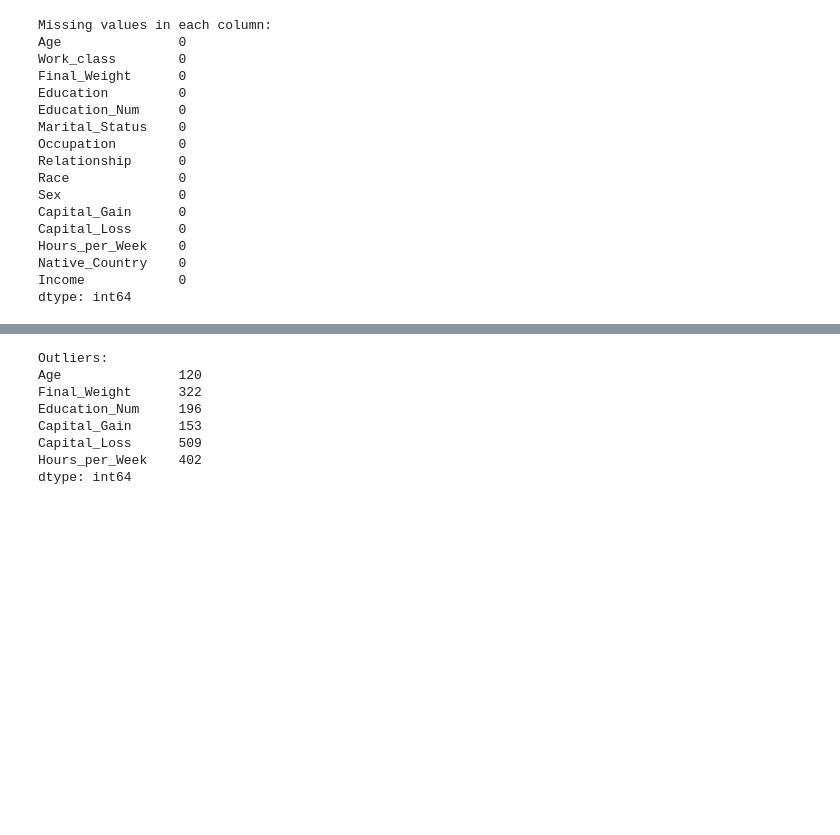
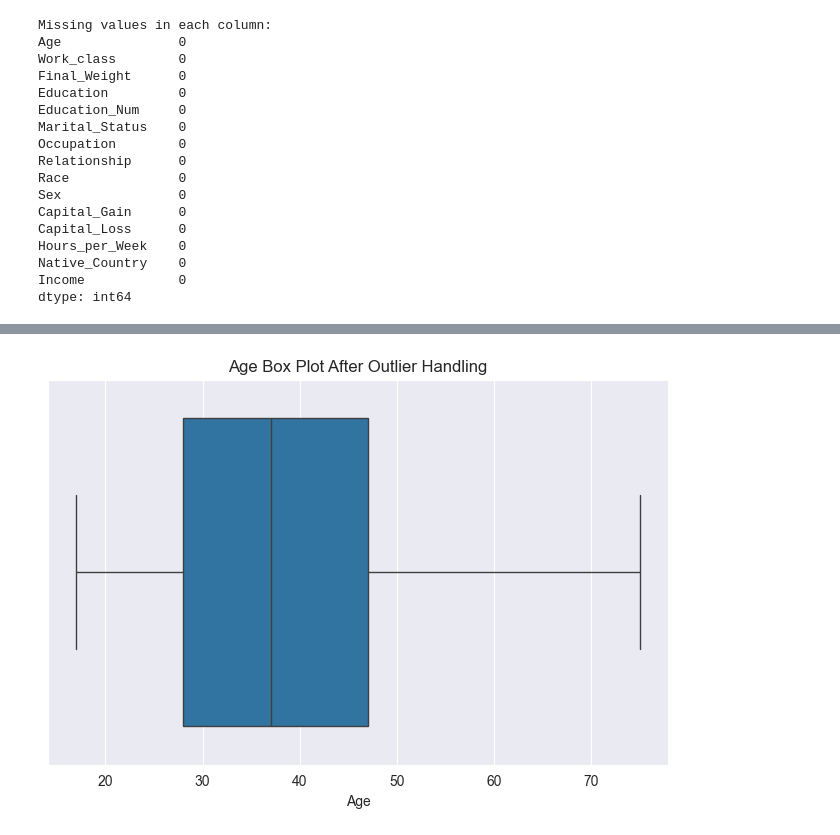
Before and after one commit to ShamalRthnayaka/Income-Prediction, a Jupyter notebook: DataPreprocessing.ipynb, the cells around one changed output, grey strips where cells are left out. Cells and saved outputs as stored; diff of their text form; code cells hidden in the pictures; blank space fills up the shorter version.

Commit message:
handling outliers

```diff
--- a/DataPreprocessing.ipynb
+++ b/DataPreprocessing.ipynb
@@ -294,22 +304,12 @@ plt.show()
-# %%
-# Display summary statistics
-summary_stats = adult_data.describe()
-
-# Calculate z-scores for numerical columns
-z_scores = (adult_data[numerical_cols] - adult_data[numerical_cols].mean()) / adult_data[numerical_cols].std()
-
-# Identify outliers using a threshold (e.g., z-score > 3 or < -3)
-outliers = (z_scores > 3) | (z_scores < -3)
-
-# Display the outliers
-print("Outliers:")
-print(outliers.sum())
-# %% [output]
-Outliers:
-Age               120
-Final_Weight      322
-Education_Num     196
-Capital_Gain      153
-Capital_Loss      509
-Hours_per_Week    402
-dtype: int64
+# %%
+# Handle outliers by replacing values above 70 with the mean of values below 70
+age_mean_below_70 = adult_data.loc[adult_data["Age"] < 75, "Age"].mean()
+adult_data.loc[adult_data["Age"] > 75, "Age"] = age_mean_below_70
+
+# Create a box plot for the "Age" column after handling outliers
+plt.figure(figsize=(8, 5))
+sns.boxplot(x=adult_data["Age"])
+plt.title("Age Box Plot After Outlier Handling")
+plt.show()
+# %% [output]
+[figure, added]
```
Also changed, not shown: parts of 15 cells of this notebook.
